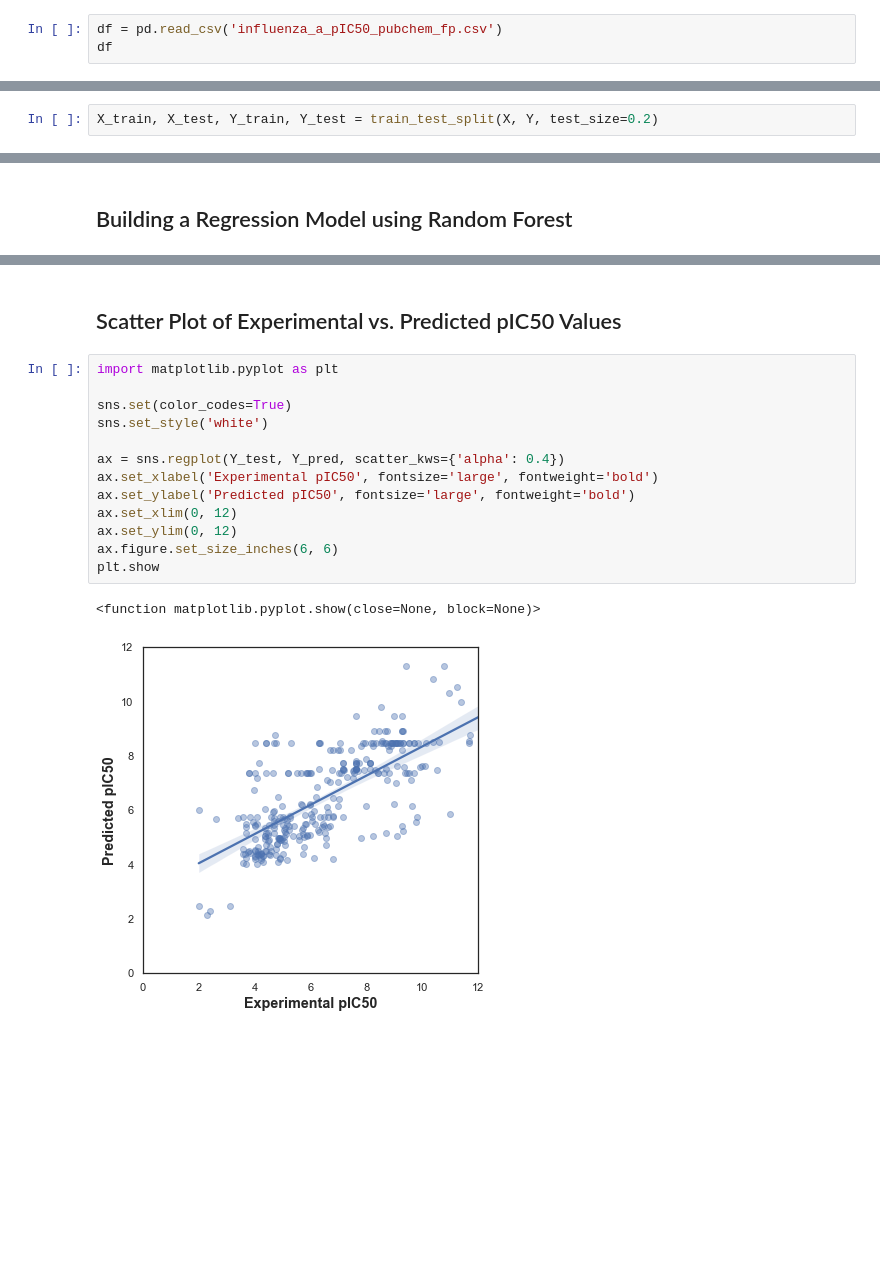
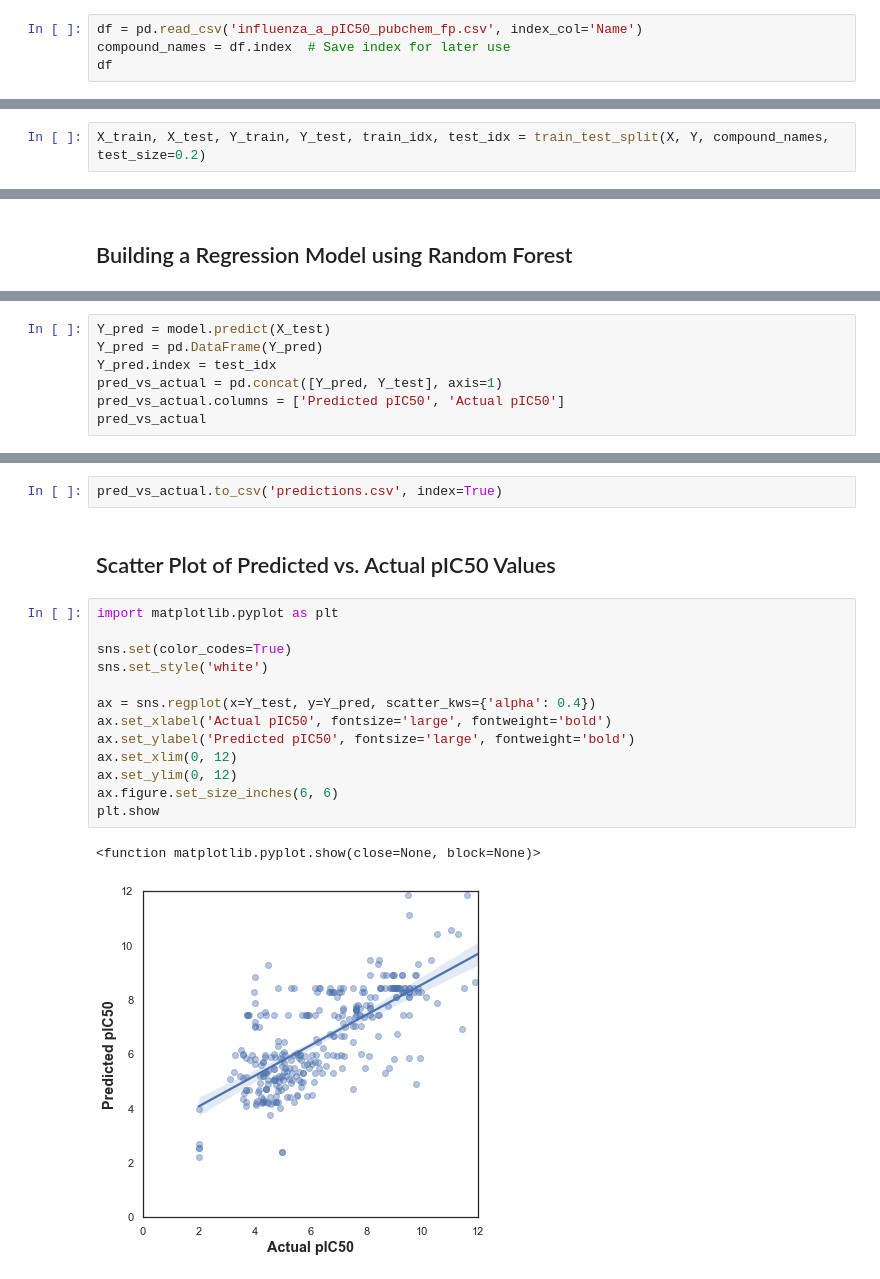
Before and after one commit to ekwok/drug-discovery, a Jupyter notebook: Part4_BuildMachineLearningModel.ipynb, the cells around one changed output, grey strips where cells are left out. Saved outputs shown, nothing was run; the diff lists cells and outputs as text; blank space fills up the shorter version.

```diff
--- a/Part4_BuildMachineLearningModel.ipynb
+++ b/Part4_BuildMachineLearningModel.ipynb
@@ -17,7 +17,8 @@ from sklearn.ensemble import RandomForestRegressor
 # %% [markdown]
 ## Load data set
 # %%
-df = pd.read_csv('influenza_a_pIC50_pubchem_fp.csv')
+df = pd.read_csv('influenza_a_pIC50_pubchem_fp.csv', index_col='Name')
+compound_names = df.index  # Save index for later use
 df
 # %% [output]
 |  | PubchemFP0 | PubchemFP1 | PubchemFP2 | PubchemFP3 | PubchemFP4 | PubchemFP5 | PubchemFP6 | PubchemFP7 | ... |
@@ -96,7 +100,7 @@ X.shape
 # %% [markdown]
 ## Data split (80/20 ratio)
 # %%
-X_train, X_test, Y_train, Y_test = train_test_split(X, Y, test_size=0.2)
+X_train, X_test, Y_train, Y_test, train_idx, test_idx = train_test_split(X, Y, compound_names, test_size=0.2)
 # %%
 X_train.shape, Y_train.shape
 # %% [output]
@@ -121,0 +124,7 @@ Y_pred = model.predict(X_test)
+# %%
+Y_pred = model.predict(X_test)
+Y_pred = pd.DataFrame(Y_pred)
+Y_pred.index = test_idx
+pred_vs_actual = pd.concat([Y_pred, Y_test], axis=1)
+pred_vs_actual.columns = ['Predicted pIC50', 'Actual pIC50']
+pred_vs_actual
@@ -122,18 +146,20 @@ Y_pred = model.predict(X_test)
+# %%
+pred_vs_actual.to_csv('predictions.csv', index=True)
 # %% [markdown]
-## Scatter Plot of Experimental vs. Predicted pIC50 Values
+## Scatter Plot of Predicted vs. Actual pIC50 Values
 # %%
 import matplotlib.pyplot as plt
 
 sns.set(color_codes=True)
 sns.set_style('white')
 
-ax = sns.regplot(Y_test, Y_pred, scatter_kws={'alpha': 0.4})
-ax.set_xlabel('Experimental pIC50', fontsize='large', fontweight='bold')
+ax = sns.regplot(x=Y_test, y=Y_pred, scatter_kws={'alpha': 0.4})
+ax.set_xlabel('Actual pIC50', fontsize='large', fontweight='bold')
 ax.set_ylabel('Predicted pIC50', fontsize='large', fontweight='bold')
 ax.set_xlim(0, 12)
 ax.set_ylim(0, 12)
 ax.figure.set_size_inches(6, 6)
 plt.show
 # %% [output]
 <function matplotlib.pyplot.show(close=None, block=None)>
-[figure, old version]
+[figure, new version]
```
Also changed, not shown: parts of 6 cells of this notebook, 4 other files.
